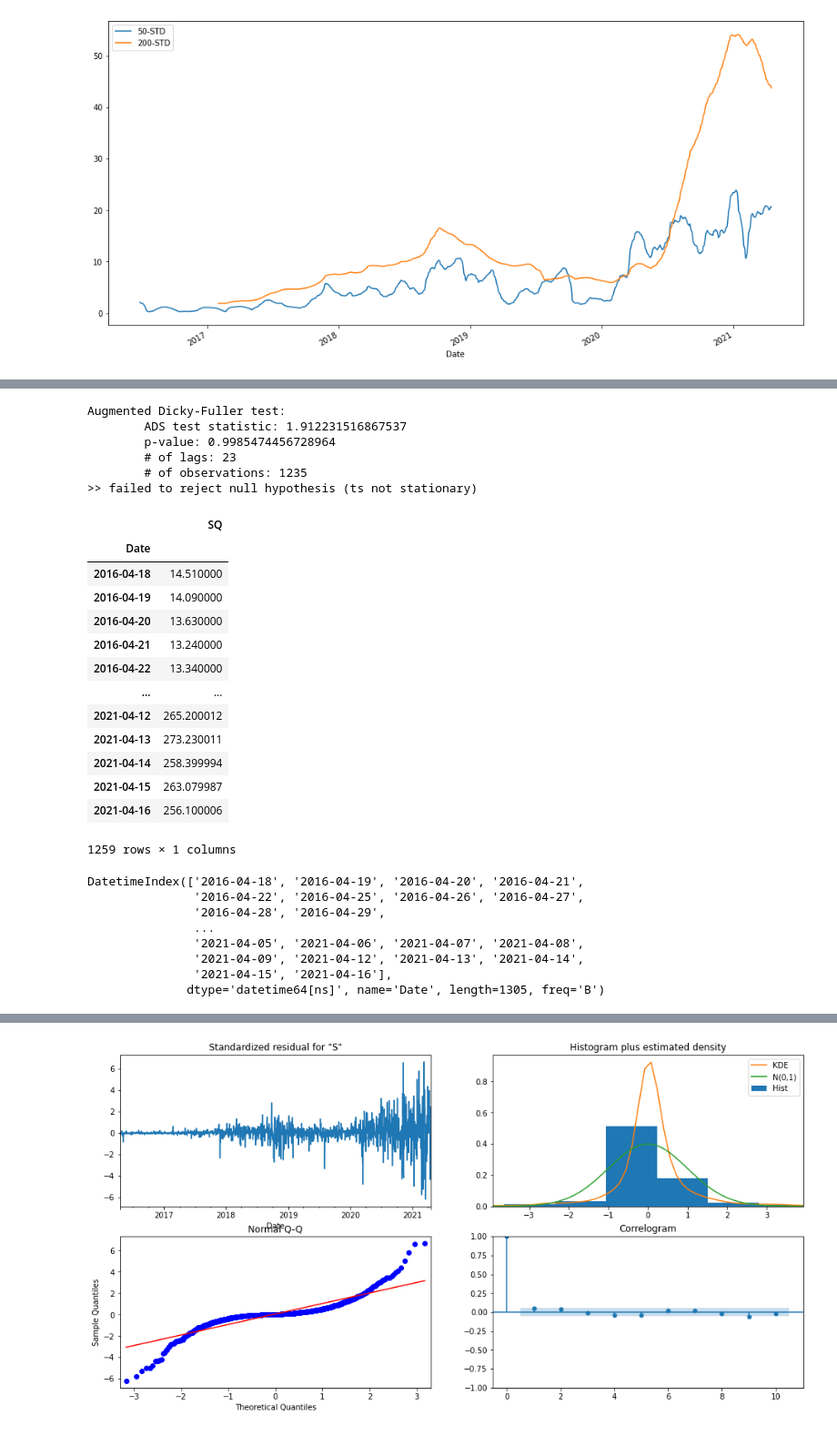
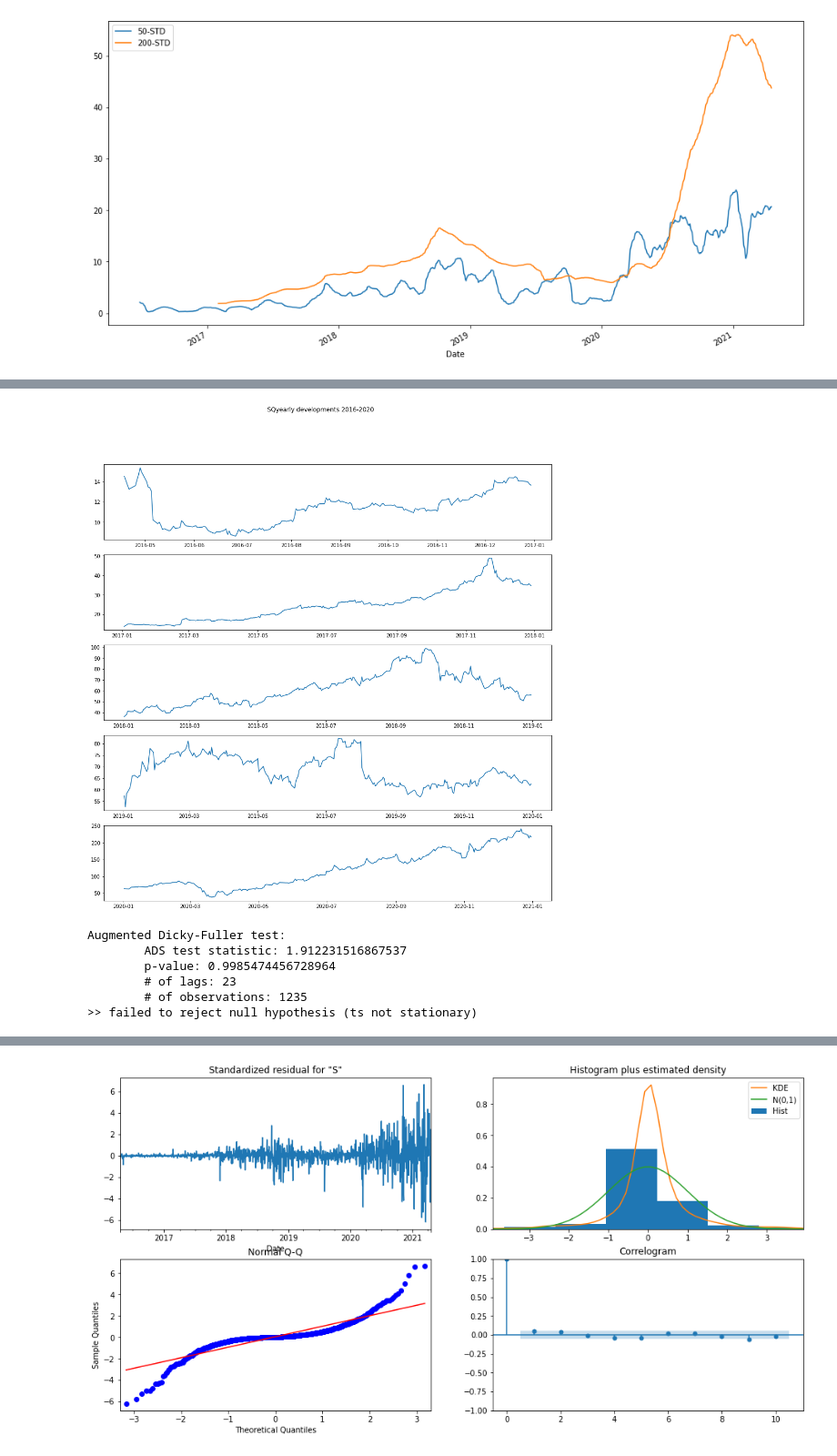
Before and after one commit to aloparev/arima, a Jupyter notebook: notebooks/ARIMA.ipynb, the cells around one changed output, grey strips where cells are left out. Shown at 91% size. Saved outputs shown, nothing was run; the diff lists cells and outputs as text; code cells hidden in the pictures.

Commit message:
add subplots to check seasonality, none is detected

```diff
--- a/notebooks/ARIMA.ipynb
+++ b/notebooks/ARIMA.ipynb
@@ -402,3 +405,16 @@ sqdecomp_fig.set_size_inches(SIXTEEN_BY_EIGHT)
+# %%
+# is there seasonality?
+fig, axs = plt.subplots(5, figsize=(16,16))
+fig.suptitle(square + ' yearly developments 2016-2020')
+
+year = 2016
+for ax in axs:
+    ax.plot(sqser[str(year)])
+    year = year + 1
+
+plt.show()
+# %% [output]
+[figure, added]
 # %%
 # stationarity
 from statsmodels.tsa.stattools import adfuller
@@ -424,33 +440,3 @@ Augmented Dicky-Fuller test:
         # of lags: 23
         # of observations: 1235
 >> failed to reject null hypothesis (ts not stationary)
-# %%
-sqdf = pd.DataFrame(sqser)
-sqdf
-# %% [output]
-|  | SQ |
-| Date |  |
-| 2016-04-18 | 14.510000 |
-| 2016-04-19 | 14.090000 |
-| 2016-04-20 | 13.630000 |
-| 2016-04-21 | 13.240000 |
-| 2016-04-22 | 13.340000 |
-| ... | ... |
-| 2021-04-12 | 265.200012 |
-| 2021-04-13 | 273.230011 |
-| 2021-04-14 | 258.399994 |
-| 2021-04-15 | 263.079987 |
-| 2021-04-16 | 256.100006 |
-1259 rows × 1 columns
-# %%
-sqdf = sqdf.asfreq('b')
-sqdf.index
-# %% [output]
-DatetimeIndex(['2016-04-18', '2016-04-19', '2016-04-20', '2016-04-21',
-               '2016-04-22', '2016-04-25', '2016-04-26', '2016-04-27',
-               '2016-04-28', '2016-04-29',
-               ...
-               '2021-04-05', '2021-04-06', '2021-04-07', '2021-04-08',
-               '2021-04-09', '2021-04-12', '2021-04-13', '2021-04-14',
-               '2021-04-15', '2021-04-16'],
-              dtype='datetime64[ns]', name='Date', length=1305, freq='B')
```
Also changed, not shown: parts of 28 cells of this notebook.
